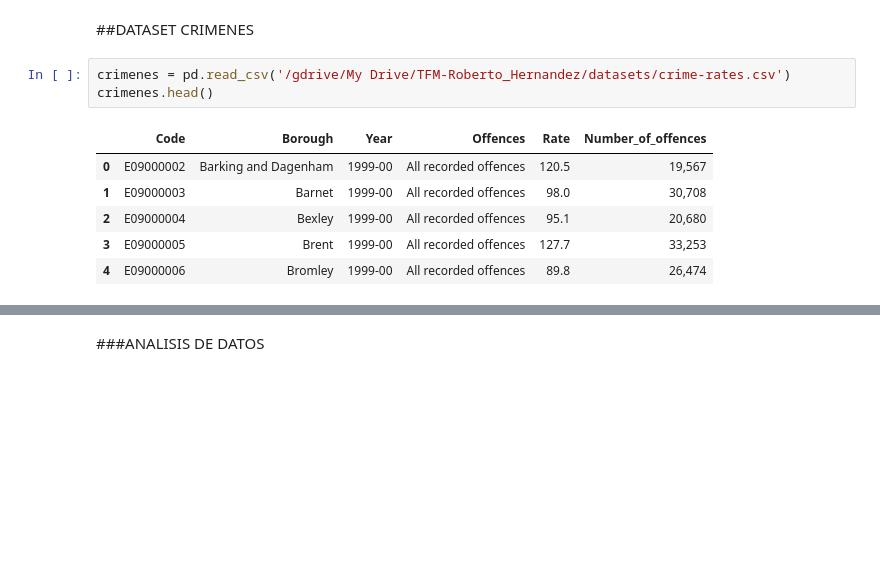
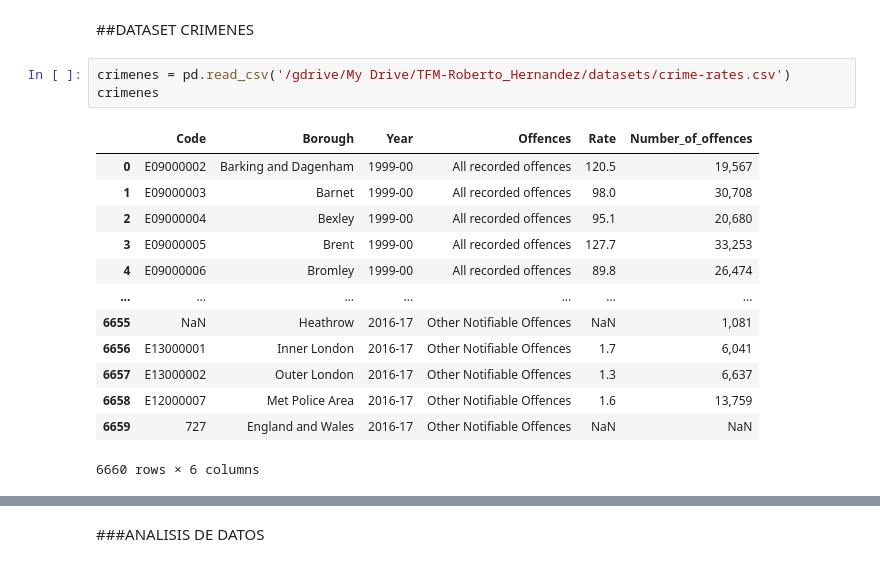
Before and after one commit to Roberto-he/TFM_RHG, a Jupyter notebook: TFM_FIRE_RHG.ipynb, the cells around one changed output, grey strips where cells are left out. Saved outputs shown, nothing was run; the diff lists cells and outputs as text; blank space fills up the shorter version.

```diff
--- a/TFM_FIRE_RHG.ipynb
+++ b/TFM_FIRE_RHG.ipynb
@@ -413,11 +526,18 @@ densidad
 ##DATASET CRIMENES
 # %%
 crimenes = pd.read_csv('/gdrive/My Drive/TFM-Roberto_Hernandez/datasets/crime-rates.csv')
-crimenes.head()
+crimenes
 # %% [output]
 |  | Code | Borough | Year | Offences | Rate | Number_of_offences |
 | 0 | E09000002 | Barking and Dagenham | 1999-00 | All recorded offences | 120.5 | 19,567 |
 | 1 | E09000003 | Barnet | 1999-00 | All recorded offences | 98.0 | 30,708 |
 | 2 | E09000004 | Bexley | 1999-00 | All recorded offences | 95.1 | 20,680 |
 | 3 | E09000005 | Brent | 1999-00 | All recorded offences | 127.7 | 33,253 |
 | 4 | E09000006 | Bromley | 1999-00 | All recorded offences | 89.8 | 26,474 |
+| ... | ... | ... | ... | ... | ... | ... |
+| 6655 | NaN | Heathrow | 2016-17 | Other Notifiable Offences | NaN | 1,081 |
+| 6656 | E13000001 | Inner London | 2016-17 | Other Notifiable Offences | 1.7 | 6,041 |
+| 6657 | E13000002 | Outer London | 2016-17 | Other Notifiable Offences | 1.3 | 6,637 |
+| 6658 | E12000007 | Met Police Area | 2016-17 | Other Notifiable Offences | 1.6 | 13,759 |
+| 6659 | 727 | England and Wales | 2016-17 | Other Notifiable Offences | NaN | NaN |
+6660 rows × 6 columns
```
Also changed, not shown: parts of 81 cells of this notebook.
